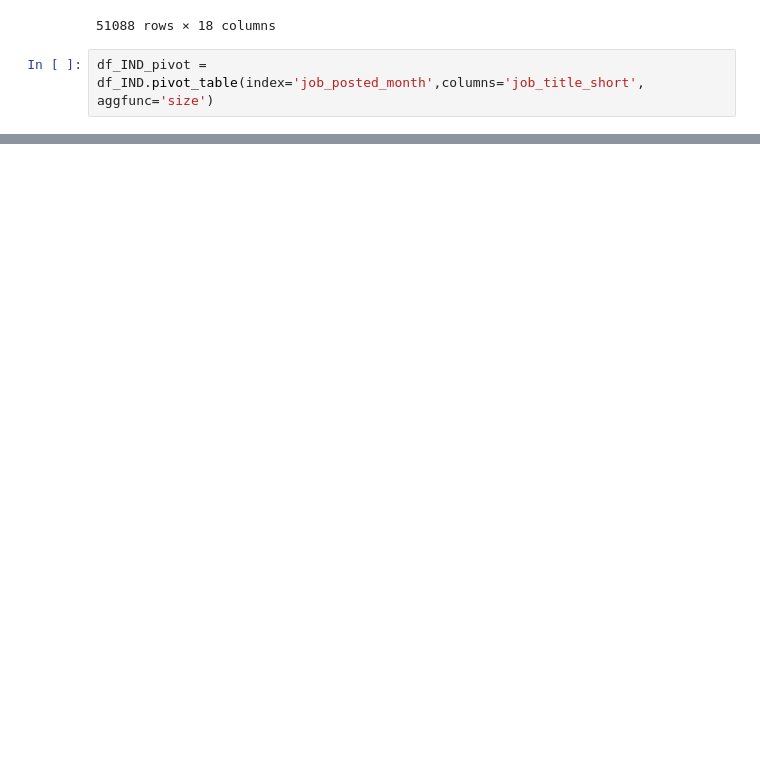
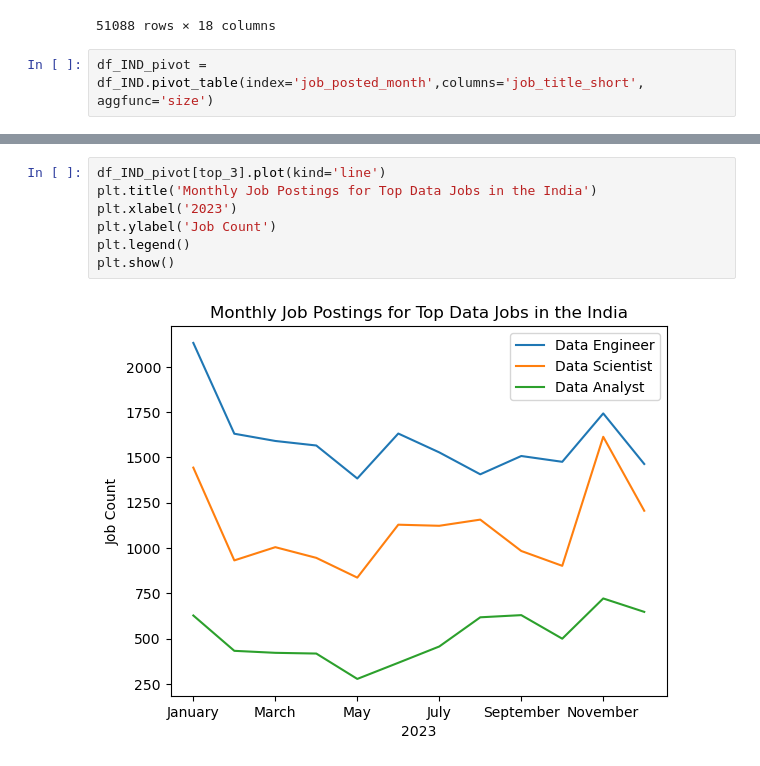
Before and after one commit to Sodium-Man/Python_Data_Project, a Jupyter notebook: Source/Job_Demands.ipynb, the cells around one changed output, grey strips where cells are left out. Cells and saved outputs as stored; diff of their text form; blank space fills up the shorter version.

Commit message:
Job Data

```diff
--- a/Source/Job_Demands.ipynb
+++ b/Source/Job_Demands.ipynb
@@ -55,0 +81,9 @@ df_IND_pivot
+# %%
+df_IND_pivot[top_3].plot(kind='line')
+plt.title('Monthly Job Postings for Top Data Jobs in the India')
+plt.xlabel('2023')
+plt.ylabel('Job Count')
+plt.legend()
+plt.show()
+# %% [output]
+[figure, added]
```
Also changed, not shown: parts of 4 cells of this notebook, 1 other file.
